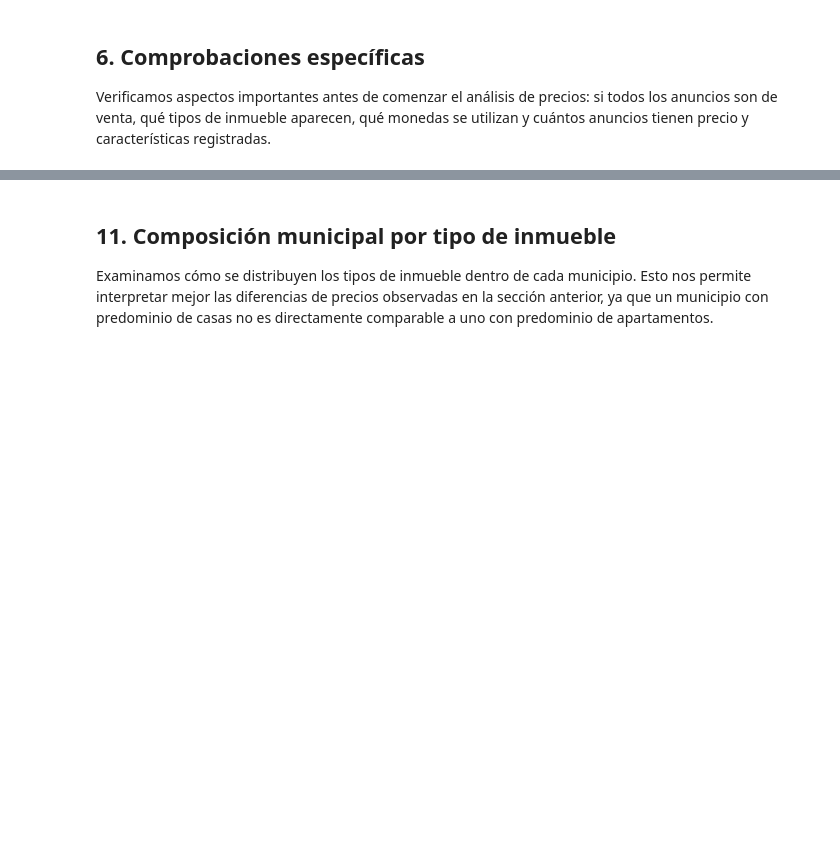
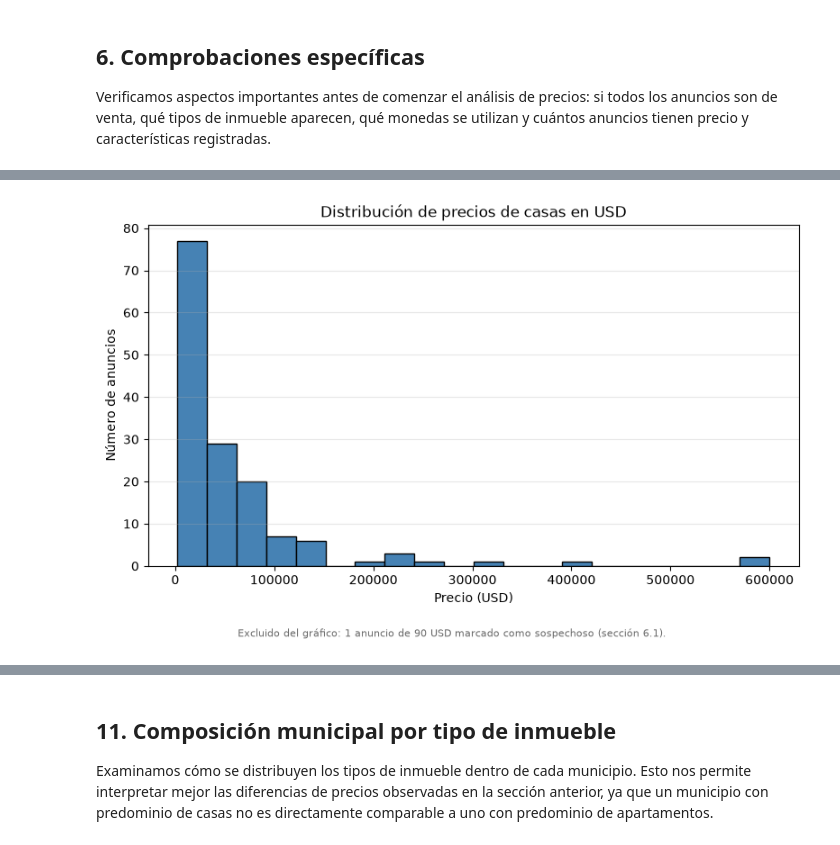
Before and after one commit to Totalpro45/Proyecto-ICD-2026, a Jupyter notebook: notebooks/analisis_vivienda.ipynb, the cells around one changed output, grey strips where cells are left out. Saved outputs shown, nothing was run; the diff lists cells and outputs as text; code cells hidden in the pictures; blank space fills up the shorter version.

Commit message:
feat: actualizar analisis exploratorio de viviendas

```diff
--- a/notebooks/analisis_vivienda.ipynb
+++ b/notebooks/analisis_vivienda.ipynb
@@ -380,0 +906,12 @@ print(precios_por_mun.to_string())
+# %%
+# Filtrar anuncios: tipo_inmueble == 'casa' y precio disponible en la moneda de análisis
+df_casas = df[
+    (df["tipo_inmueble"] == "casa") &
+    (df["precio_analisis"].notna())
+].copy()
+
+print(f"Anuncios totales (registros capturados): {len(df)}")
+print(f"Casas en el conjunto: {int((df['tipo_inmueble'] == 'casa').sum())}")
+print(f"Casas con precio original en USD: {len(df_casas)}")
+print(f"Moneda de análisis: {UNIDAD}")
+print(f"Porcentaje sobre los {len(df)} registros capturados: {len(df_casas) / len(df) * 100:.2f}%")
@@ -380,0 +1027,19 @@ print(precios_por_mun.to_string())
+# %%
+# Histograma de precios (sin el anuncio sospechoso de 90 USD)
+import matplotlib.pyplot as plt
+
+plt.figure(figsize=(8, 5))
+plt.hist(precios_validos, bins=20, edgecolor="black", color="steelblue")
+plt.title(f"Distribución de precios de casas en {UNIDAD}")
+plt.xlabel(f"Precio ({UNIDAD})")
+plt.ylabel("Número de anuncios")
+plt.grid(axis="y", alpha=0.3)
+plt.figtext(
+    0.5, 0.01,
+    "Excluido del gráfico: 1 anuncio de 90 USD marcado como sospechoso (sección 6.1).",
+    ha="center", fontsize=8, color="dimgray",
+)
+plt.tight_layout(rect=(0, 0.05, 1, 1))
+plt.show()
+# %% [output]
+[figure, added]
```
Also changed, not shown: parts of 98 cells of this notebook, 1 other file.
